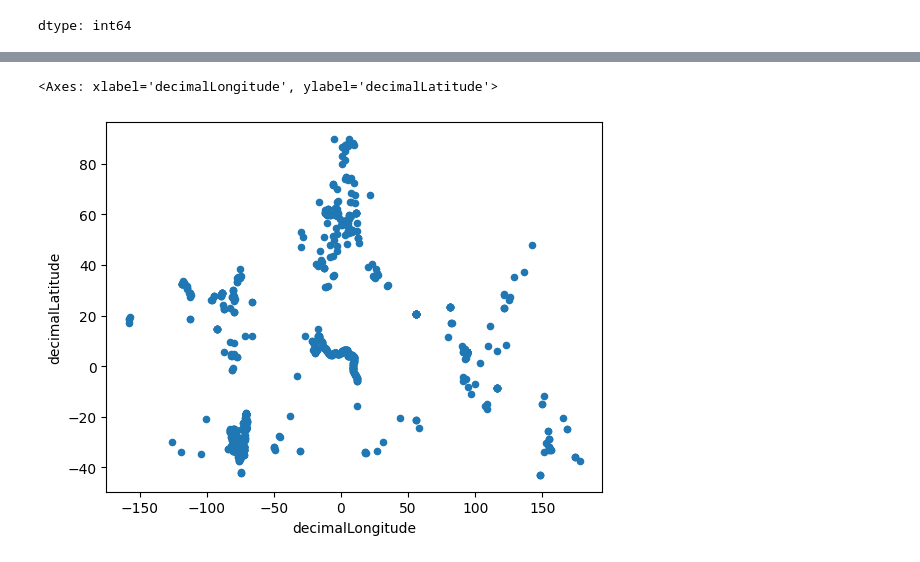
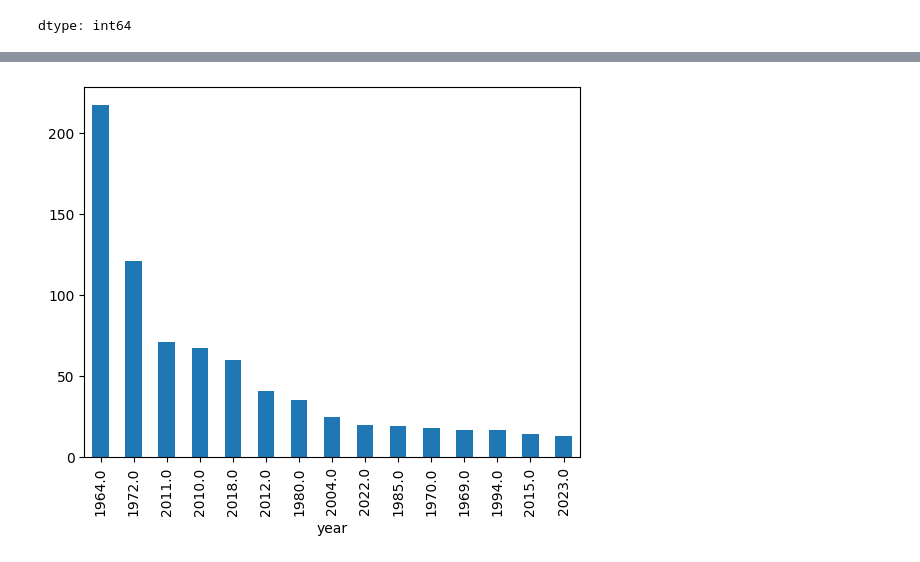
Before and after one commit to Isabela-Silverio-Cardoso-Pereira/AnaliseDado, a Jupyter notebook: analise_dados_tubarão_raposa.ipynb, the cells around one changed output, grey strips where cells are left out. Drawn from its saved outputs; the diff is of its cells as text; code cells hidden in the pictures.

```diff
--- a/analise_dados_tubarão_raposa.ipynb
+++ b/analise_dados_tubarão_raposa.ipynb
@@ -214,8 +212,4 @@ Axes(0.125,0.11;0.775x0.77)
-# %%
-df.plot.scatter(
-    x="decimalLongitude",
-    y="decimalLatitude"
-)
-# %% [output]
-<Axes: xlabel='decimalLongitude', ylabel='decimalLatitude'>
-[figure, removed]
+# %%
+top_anos = df["year"].value_counts().head(15).plot(kind="bar")
+# %% [output]
+[figure, added]
```
Also changed, not shown: parts of 6 cells of this notebook.
